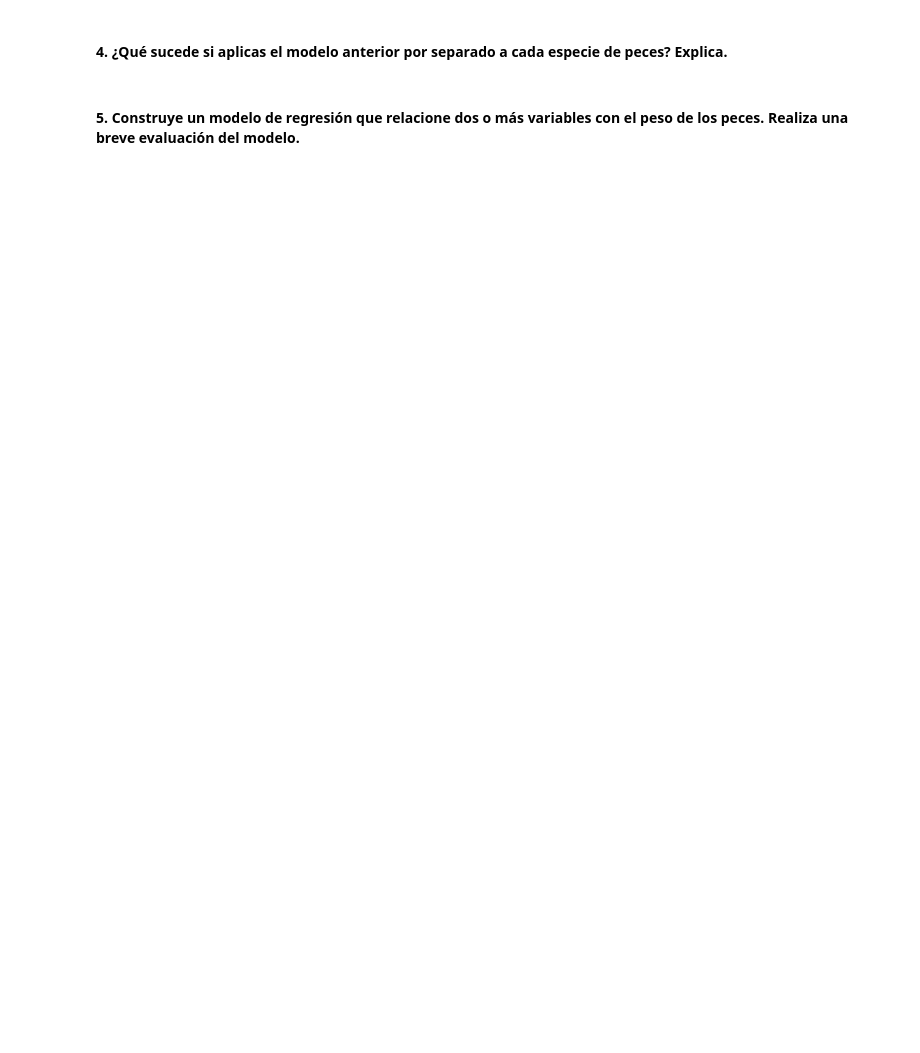
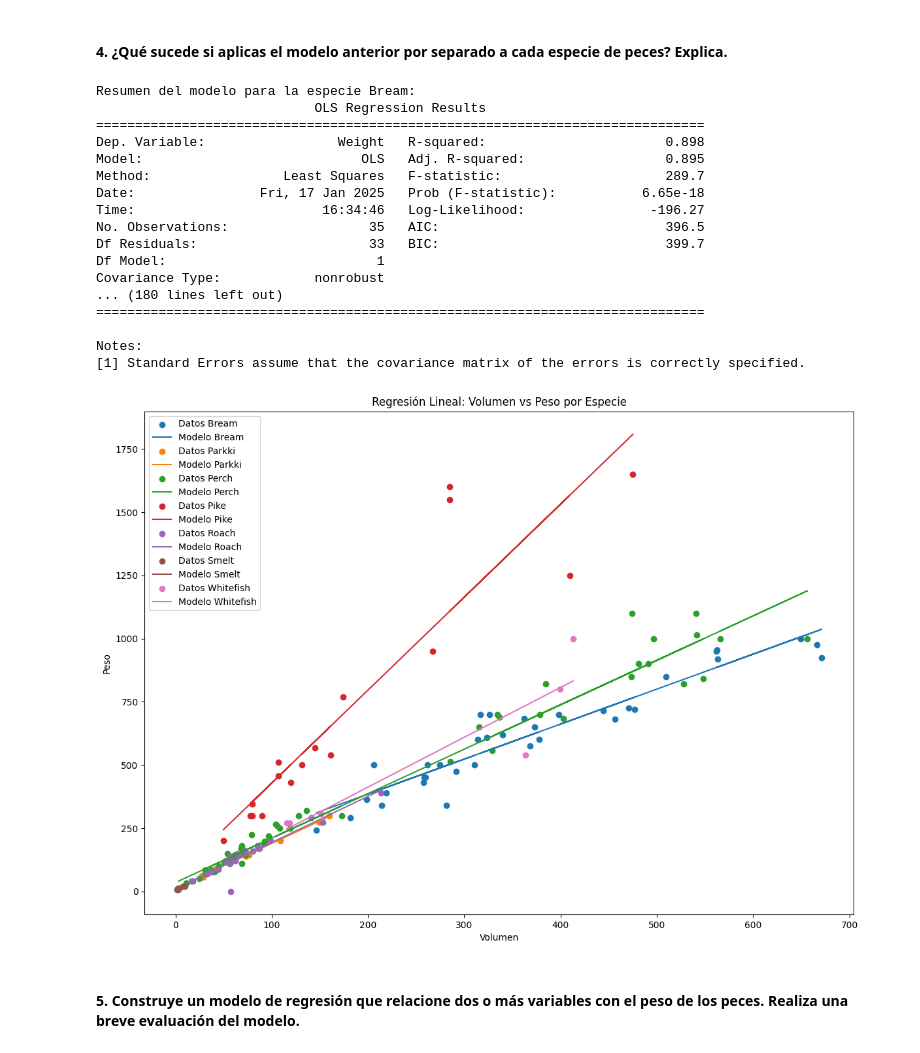
Before and after one commit to santoleal/data_science_homework, a Jupyter notebook: 4.ESTADISTICA PYTHON/DESAFIO6/Desafío 6 - Regresión Lineal - G93.ipynb, the cells around one changed output. Cells and saved outputs as stored; diff of their text form; code cells hidden in the pictures; blank space fills up the shorter version.

```diff
--- a/4.ESTADISTICA PYTHON/DESAFIO6/Desafío 6 - Regresión Lineal - G93.ipynb
+++ b/4.ESTADISTICA PYTHON/DESAFIO6/Desafío 6 - Regresión Lineal - G93.ipynb
@@ -39,5 +162,61 @@ import scipy.stats as stats
 # %% [markdown]
 #### 4. ¿Qué sucede si aplicas el modelo anterior por separado a cada especie de peces? Explica.
+# %%
+# Agrupar los datos por especie
+grouped = df_peces.groupby('Species')
+
+# Crear un diccionario para almacenar los modelos de regresión lineal por especie
+models_by_species = {}
+
+# Ajustar un modelo de regresión lineal para cada especie
+for species, group in grouped:
+    X_species = group['Volume']
+    y_species = group['Weight']
+
+    # Añadir una constante a la variable independiente
+    X_species = sm.add_constant(X_species)
+
+    # Ajustar el modelo de regresión lineal
+    model_species = sm.OLS(y_species, X_species).fit()
+
+    # Almacenar el modelo en el diccionario
+    models_by_species[species] = model_species
+
+    # Imprimir el resumen del modelo
+    print(f"Resumen del modelo para la especie {species}:")
+    print(model_species.summary())
+    print("\n")
+
+# Graficar los resultados para cada especie
+plt.figure(figsize=(14, 10))
+for species, group in grouped:
+    plt.scatter(group['Volume'], group['Weight'], label=f'Datos {species}')
+    plt.plot(group['Volume'], models_by_species[species].predict(sm.add_constant(group['Volume'])), label=f'Modelo {species}')
+
+plt.xlabel('Volumen')
+plt.ylabel('Peso')
+plt.title('Regresión Lineal: Volumen vs Peso por Especie')
+plt.legend()
+plt.show()
+# %% [output]
+Resumen del modelo para la especie Bream:
+                            OLS Regression Results
+==============================================================================
+Dep. Variable:                 Weight   R-squared:                       0.898
+Model:                            OLS   Adj. R-squared:                  0.895
+Method:                 Least Squares   F-statistic:                     289.7
+Date:                Fri, 17 Jan 2025   Prob (F-statistic):           6.65e-18
+Time:                        16:34:46   Log-Likelihood:                -196.27
+No. Observations:                  35   AIC:                             396.5
+Df Residuals:                      33   BIC:                             399.7
+Df Model:                           1
+Covariance Type:            nonrobust
+... (180 lines left out)
+==============================================================================
+
+Notes:
+[1] Standard Errors assume that the covariance matrix of the errors is correctly specified.
+[figure, added]
 # %% [markdown]
 
 #### 5. Construye un modelo de regresión que relacione dos o más variables con el peso de los peces. Realiza una breve evaluación del modelo.
```
Also changed, not shown: parts of 11 cells of this notebook, 4 other files.
